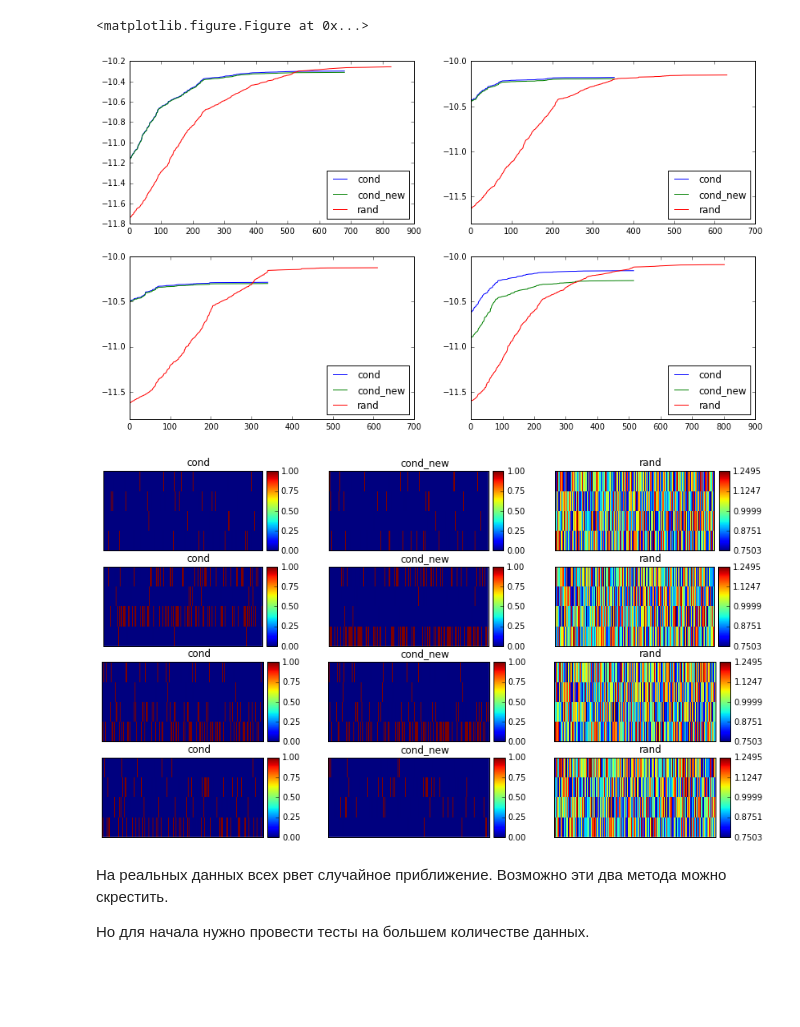
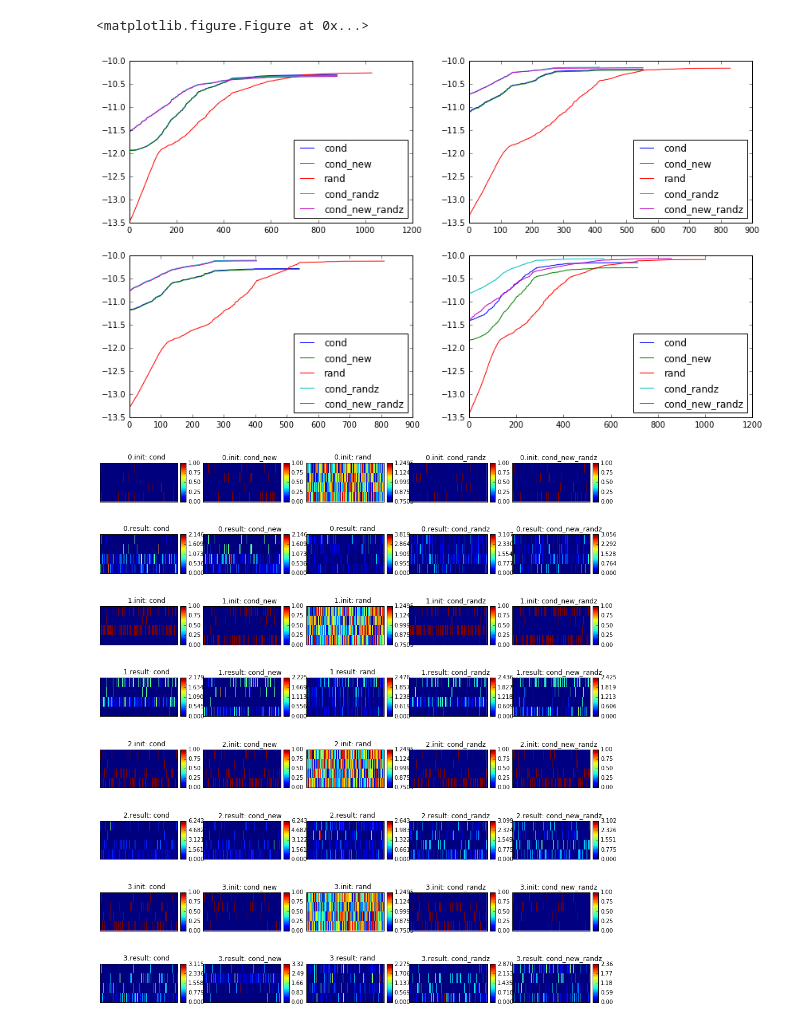
Before and after one commit to yangkuoone/WeiCLAM, a Jupyter notebook: code/Initialization.ipynb, the cells around one changed output. Cells and saved outputs as stored; diff of their text form; code cells hidden in the pictures; blank space fills up the shorter version.

```diff
--- a/code/Initialization.ipynb
+++ b/code/Initialization.ipynb
@@ -188,42 +199,44 @@ K = 4
 import os
 DATA_PATH = '../data/vk/'
 ego_paths = [f for f in os.listdir(DATA_PATH) if f.endswith(".ego")]
-
-inits = ['cond', 'cond_new', 'rand']
+inits = ['cond', 'cond_new', 'rand', 'cond_randz', 'cond_new_randz']
 plt.figure(figsize=(18,12))
 Fss = []
+initFss = []
 itersLLHs = []
 for indx, ego in enumerate(ego_paths):
     D = cPickle.load(file('../data/vk/{}'.format(ego)))
     G = nx.Graph(D)
     A = np.array(nx.to_numpy_matrix(G))
     Fs = []
+    initFs = []
     itersLLH = []
     for init in log_progress(inits):
         bigClam = BigClam(A, K, initF=init, debug_output=False, LLH_output=False, eps=1e-2, iter_output=3, alpha=0.3)
         res = bigClam.fit()
-        Fs.append(bigClam.initFmode)
+        initFs.append(bigClam.initFmode)
         itersLLH.append(bigClam.LLH_output_vals)
+        Fs.append(res[0])
     itersLLHs.append(itersLLH)
+    initFss.append(initFs)
     Fss.append(Fs)
 # %% [output]
 <matplotlib.figure.Figure at 0x...>
 # %%
 plt.figure(figsize=(14,8))
 for indx in xrange(len(ego_paths)):
     plt.subplot(2,2,indx+1)
     for llh, init in zip(itersLLHs[indx], inits):
-        plt.plot(-np.log(-np.array(llh[200:])), label=init)
+        plt.plot(-np.log(-np.array(llh)), label=init)
     plt.legend(loc=4)
-plt.figure(figsize=(14,8))
-for i, Fs in enumerate(Fss):
-    for j, F in enumerate(Fs):
-        plt.subplot(len(ego_paths), len(inits), j+i*len(Fs)+1)
-        draw_matrix(F.T, inits[j])
+
+plt.figure(figsize=(16,18))
+for i, initFs in enumerate(initFss):
+    for j, initF in enumerate(initFs):
+        plt.subplot(2*len(ego_paths), len(inits), j+2*i*len(Fs)+1)
+        draw_matrix(initF.T, '{}.init: {}'.format(i, inits[j]))
+        plt.subplot(2*len(ego_paths), len(inits), j+(2*i+1)*len(Fs)+1)
+        draw_matrix(Fss[i][j].T, '{}.result: {}'.format(i, inits[j]))
 # %% [output]
-[figure, old version]
+[figure, new version]
-[figure, old version]
+[figure, new version]
-# %% [markdown]
-На реальных данных всех рвет случайное приближение. Возможно эти два метода можно скрестить.
-
-Но для начала нужно провести тесты на большем количестве данных.
```
Also changed, not shown: parts of 6 cells of this notebook, 1 other file.
